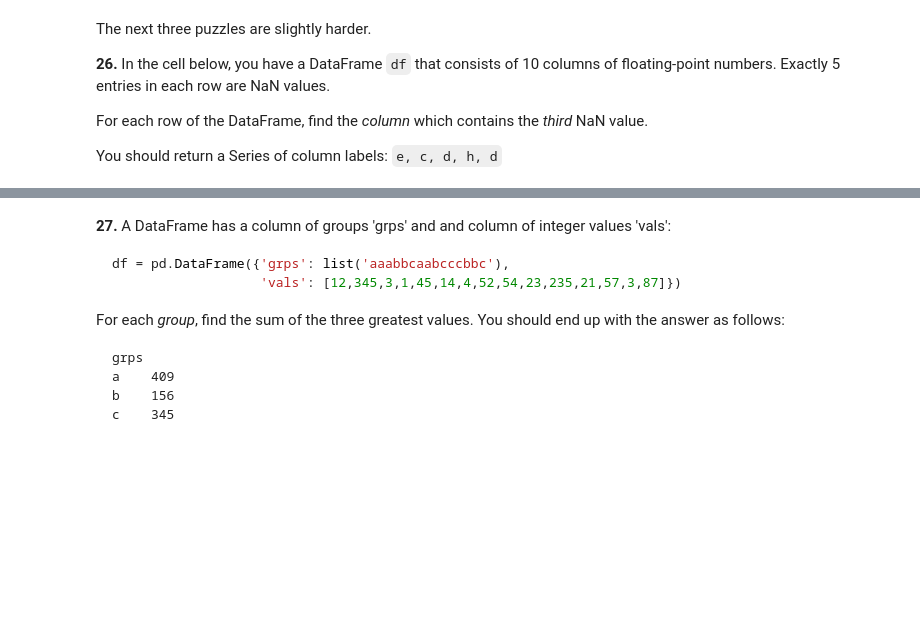
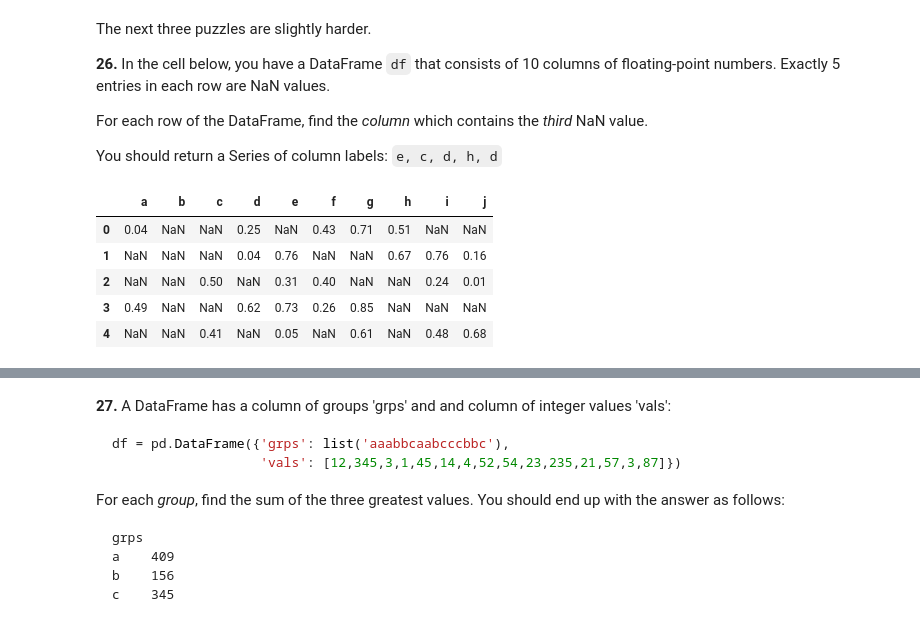
Before and after one commit to NithinBalasubramanian/100-pandas-puzzles, a Jupyter notebook: 100-pandas-puzzles.ipynb, the cells around one changed output, grey strips where cells are left out. Drawn from its saved outputs; the diff is of its cells as text; code cells hidden in the pictures; blank space fills up the shorter version.

```diff
--- a/100-pandas-puzzles.ipynb
+++ b/100-pandas-puzzles.ipynb
@@ -351,14 +389,23 @@ You should return a Series of column labels: `e, c, d, h, d`
 # %%
 nan = np.nan
 
 data = [[0.04,  nan,  nan, 0.25,  nan, 0.43, 0.71, 0.51,  nan,  nan],
         [ nan,  nan,  nan, 0.04, 0.76,  nan,  nan, 0.67, 0.76, 0.16],
         [ nan,  nan, 0.5 ,  nan, 0.31, 0.4 ,  nan,  nan, 0.24, 0.01],
         [0.49,  nan,  nan, 0.62, 0.73, 0.26, 0.85,  nan,  nan,  nan],
         [ nan,  nan, 0.41,  nan, 0.05,  nan, 0.61,  nan, 0.48, 0.68]]
 
 columns = list('abcdefghij')
 
 df = pd.DataFrame(data, columns=columns)
 
+df
 # write a solution to the question here
+# (df.isnull().cumsum(axis=1) == 3).idxmax(axis=1)
+# %% [output]
+|  | a | b | c | d | e | f | g | h | i | j |
+| 0 | 0.04 | NaN | NaN | 0.25 | NaN | 0.43 | 0.71 | 0.51 | NaN | NaN |
+| 1 | NaN | NaN | NaN | 0.04 | 0.76 | NaN | NaN | 0.67 | 0.76 | 0.16 |
+| 2 | NaN | NaN | 0.50 | NaN | 0.31 | 0.40 | NaN | NaN | 0.24 | 0.01 |
+| 3 | 0.49 | NaN | NaN | 0.62 | 0.73 | 0.26 | 0.85 | NaN | NaN | NaN |
+| 4 | NaN | NaN | 0.41 | NaN | 0.05 | NaN | 0.61 | NaN | 0.48 | 0.68 |
```
Also changed, not shown: parts of 12 cells of this notebook.
